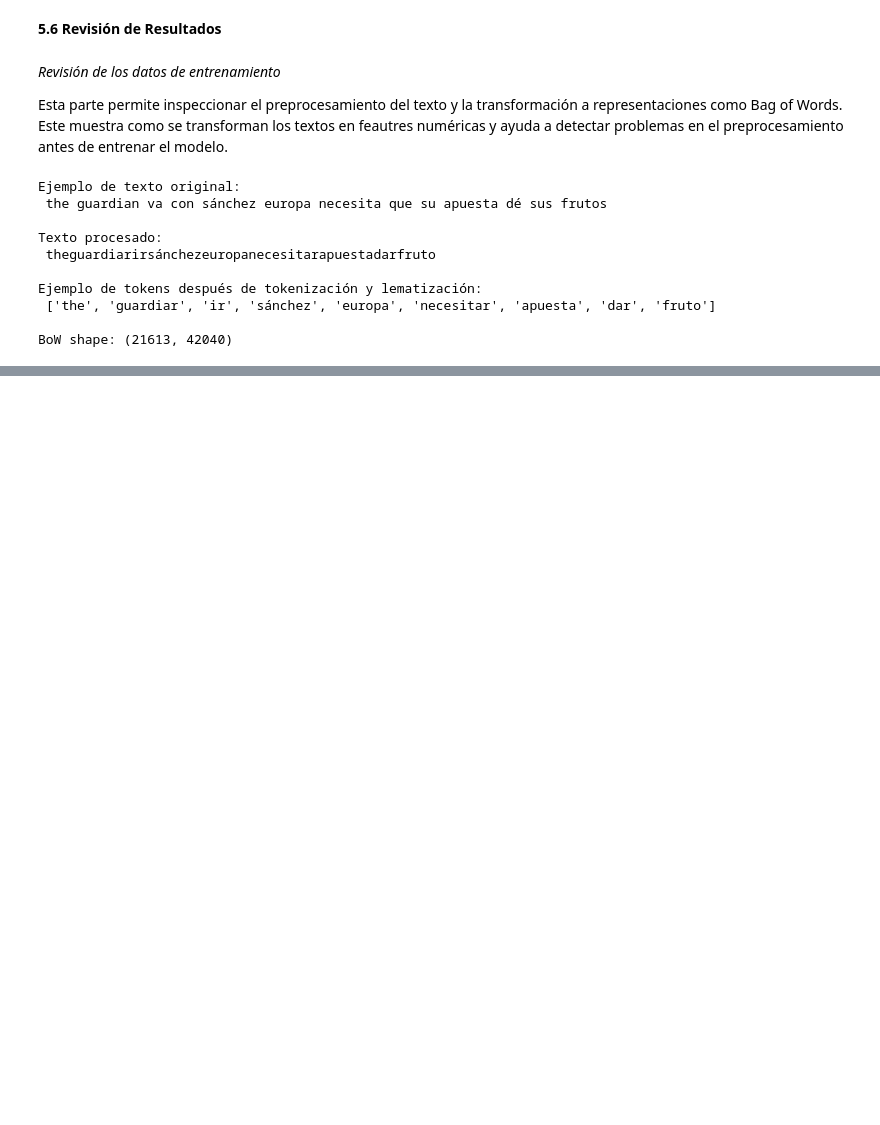
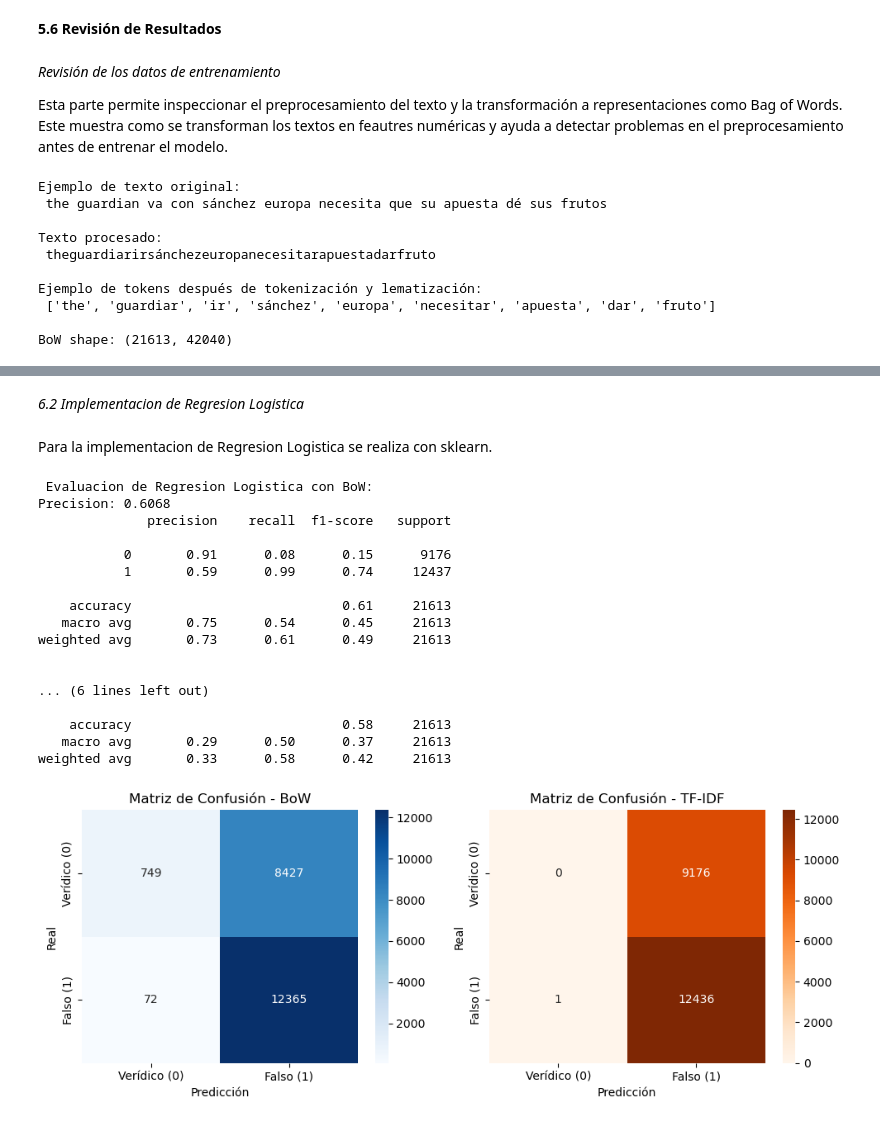
Before and after one commit to NicoleValeria1/BI_Proyecto_1, a Jupyter notebook: Entrega1/Entrega1.ipynb, the cells around one changed output, grey strips where cells are left out. Drawn from its saved outputs; the diff is of its cells as text; code cells hidden in the pictures; blank space fills up the shorter version.

```diff
--- a/Entrega1/Entrega1.ipynb
+++ b/Entrega1/Entrega1.ipynb
@@ -908,0 +952,72 @@ BoW shape: (21613, 42040)
+# %% [markdown]
+*6.2 Implementacion de Regresion Logistica*
+# %% [markdown]
+Para la implementacion de Regresion Logistica se realiza con sklearn.
+# %%
+from sklearn.linear_model import LogisticRegression
+from sklearn.metrics import confusion_matrix
+
+X_train_bow = df_bow_entrenamiento
+X_train_tfidf = df_idf_nb_entrenamiento
+y_train = df_entrenamiento["Label"]
+
+modelo_rl_bow = LogisticRegression(max_iter=1000)
+modelo_rl_bow.fit(X_train_bow, y_train)
+
+modelo_rl_tfidf = LogisticRegression(max_iter=1000)
+modelo_rl_tfidf.fit(X_train_tfidf, y_train)
+
+
+X_test_bow = vectorizador_bow.transform(df_entrenamiento["Titulo"] + " " + df_entrenamiento["Descripcion"])
+X_test_tfidf = vectorizador_tfidf_nb.transform(df_entrenamiento["Titulo"] + " " + df_entrenamiento["Descripcion"])
+y_test = df_entrenamiento["Label"]
+
+y_pred_bow = modelo_rl_bow.predict(X_test_bow)
+y_pred_tfidf = modelo_rl_tfidf.predict(X_test_tfidf)
+
+print(" Evaluacion de Regresion Logistica con BoW:")
+print(f"Precision: {accuracy_score(y_test, y_pred_bow):.4f}")
+print(classification_report(y_test, y_pred_bow))
+
+print("\n Evaluacion de Regresión Logistica con TF-IDF (sin IDF):")
+print(f"Precision: {accuracy_score(y_test, y_pred_tfidf):.4f}")
+print(classification_report(y_test, y_pred_tfidf))
+
+matriz_confusion_bow = confusion_matrix(y_test, y_pred_bow)
+matriz_confusion_tfidf = confusion_matrix(y_test, y_pred_tfidf)
+
+plt.figure(figsize=(10, 4))
+
+plt.subplot(1, 2, 1)
+sns.heatmap(matriz_confusion_bow, annot=True, fmt="d", cmap="Blues", xticklabels=["Veridico (0)", "Falso (1)"], yticklabels=["Veridico (0)", "Falso (1)"])
+plt.xlabel("Prediccion")
+plt.ylabel("Real")
+plt.title("Matriz de Confusion - BoW")
+
+plt.subplot(1, 2, 2)
+sns.heatmap(matriz_confusion_tfidf, annot=True, fmt="d", cmap="Oranges", xticklabels=["Veridico (0)", "Falso (1)"], yticklabels=["Veridico (0)", "Falso (1)"])
+plt.xlabel("Prediccion")
+plt.ylabel("Real")
+plt.title("Matriz de Confusion - TF-IDF")
+
+plt.tight_layout()
+plt.show()
+# %% [output]
+ Evaluacion de Regresion Logistica con BoW:
+Precision: 0.6068
+              precision    recall  f1-score   support
+
+           0       0.91      0.08      0.15      9176
+           1       0.59      0.99      0.74     12437
+
+    accuracy                           0.61     21613
+   macro avg       0.75      0.54      0.45     21613
+weighted avg       0.73      0.61      0.49     21613
+
+
+... (6 lines left out)
+
+    accuracy                           0.58     21613
+   macro avg       0.29      0.50      0.37     21613
+weighted avg       0.33      0.58      0.42     21613
+[figure, added]
```
Also changed, not shown: parts of 29 cells of this notebook.
